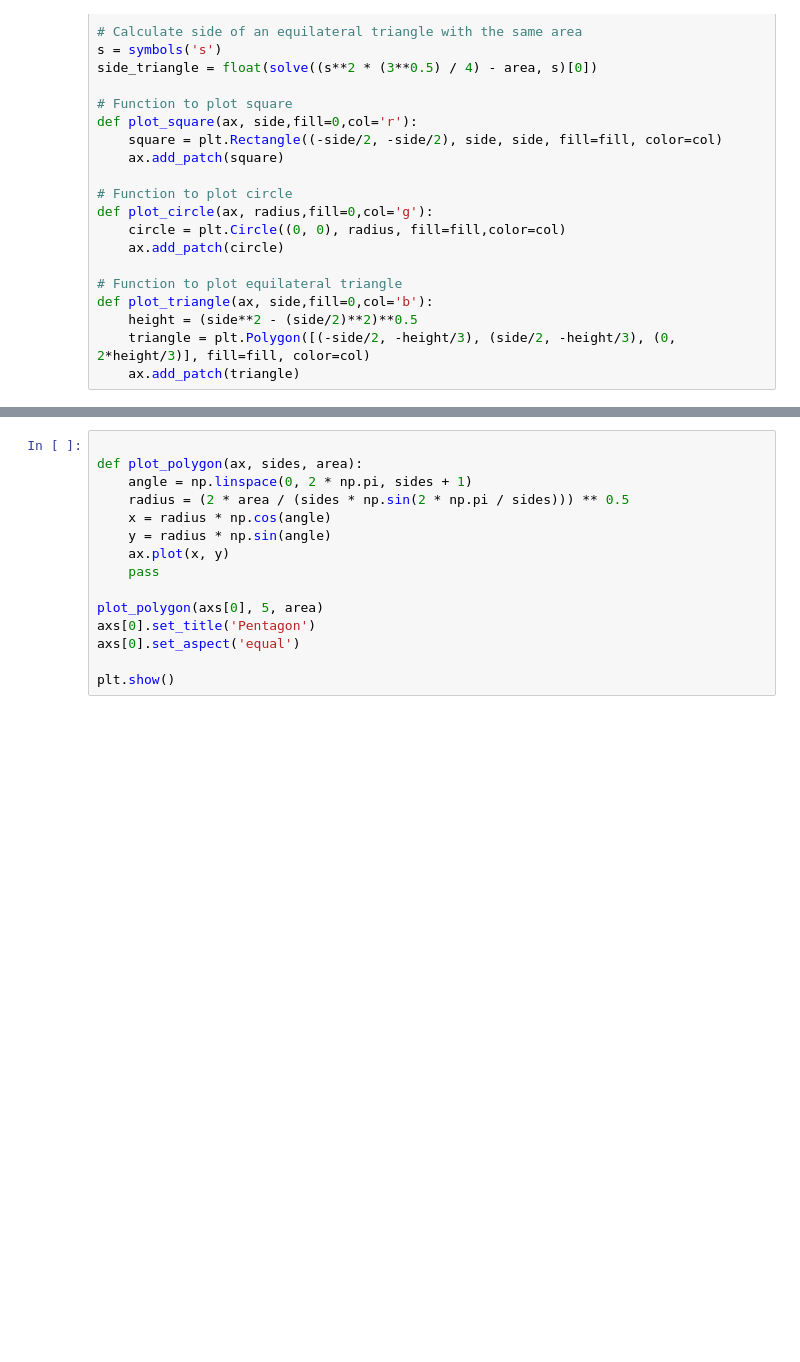
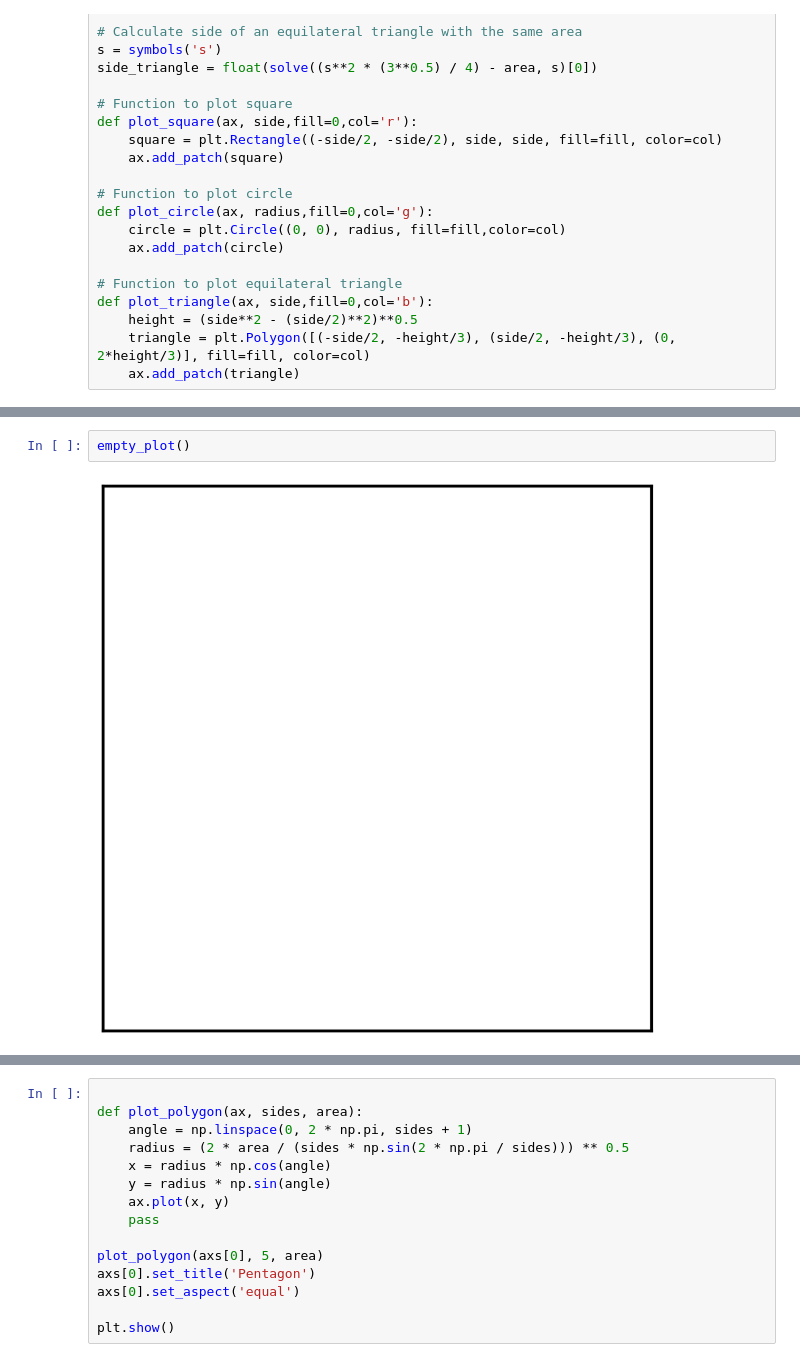
Before and after one commit to ChrisMenne/Stimulpy, a Jupyter notebook: create_stimuli.ipynb, the cells around one changed output, grey strips where cells are left out. Saved outputs shown, nothing was run; the diff lists cells and outputs as text; blank space fills up the shorter version.

```diff
--- a/create_stimuli.ipynb
+++ b/create_stimuli.ipynb
@@ -71,0 +248,4 @@ plt.show()
+# %%
+empty_plot()
+# %% [output]
+[figure, added]
```
Also changed, not shown: parts of 17 cells of this notebook.
